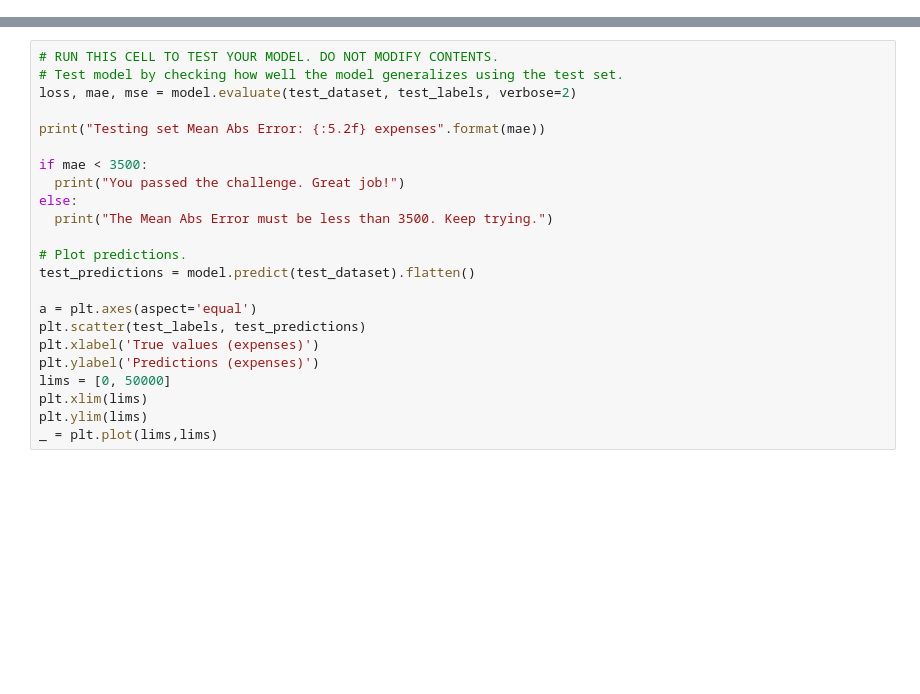
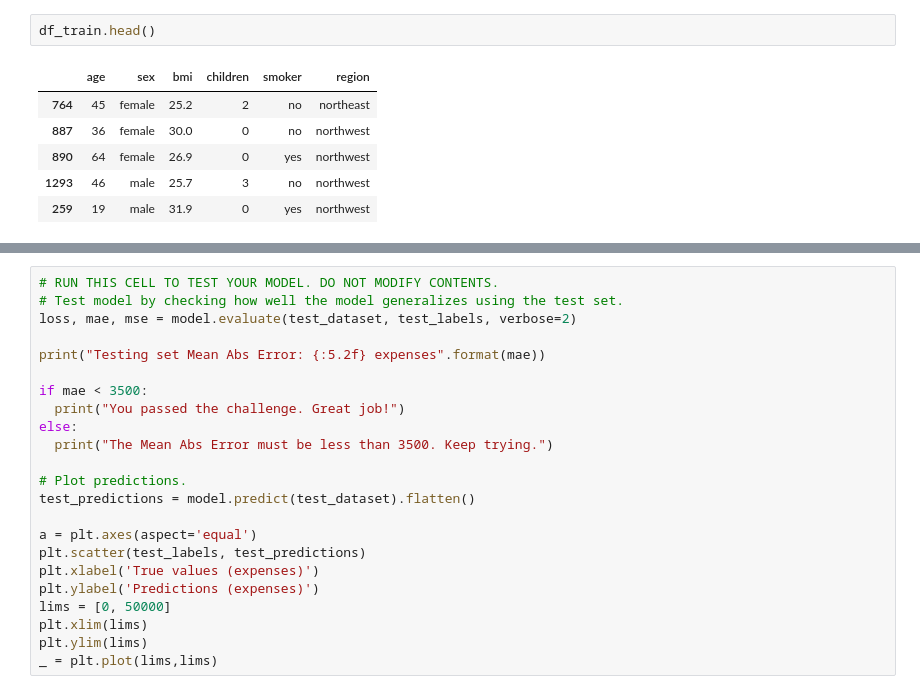
Before and after one commit to MatthewSoutherland/Machine_Learning, a Jupyter notebook: fcc_predict_health_costs_with_regression.ipynb, the cells around one changed output, grey strips where cells are left out. Saved outputs shown, nothing was run; the diff lists cells and outputs as text; blank space fills up the shorter version.

```diff
--- a/fcc_predict_health_costs_with_regression.ipynb
+++ b/fcc_predict_health_costs_with_regression.ipynb
@@ -38,0 +44,9 @@ ex
+# %%
+df_train.head()
+# %% [output]
+|  | age | sex | bmi | children | smoker | region |
+| 764 | 45 | female | 25.2 | 2 | no | northeast |
+| 887 | 36 | female | 30.0 | 0 | no | northwest |
+| 890 | 64 | female | 26.9 | 0 | yes | northwest |
+| 1293 | 46 | male | 25.7 | 3 | no | northwest |
+| 259 | 19 | male | 31.9 | 0 | yes | northwest |
```
Also changed, not shown: parts of 13 cells of this notebook, 1 other file.
